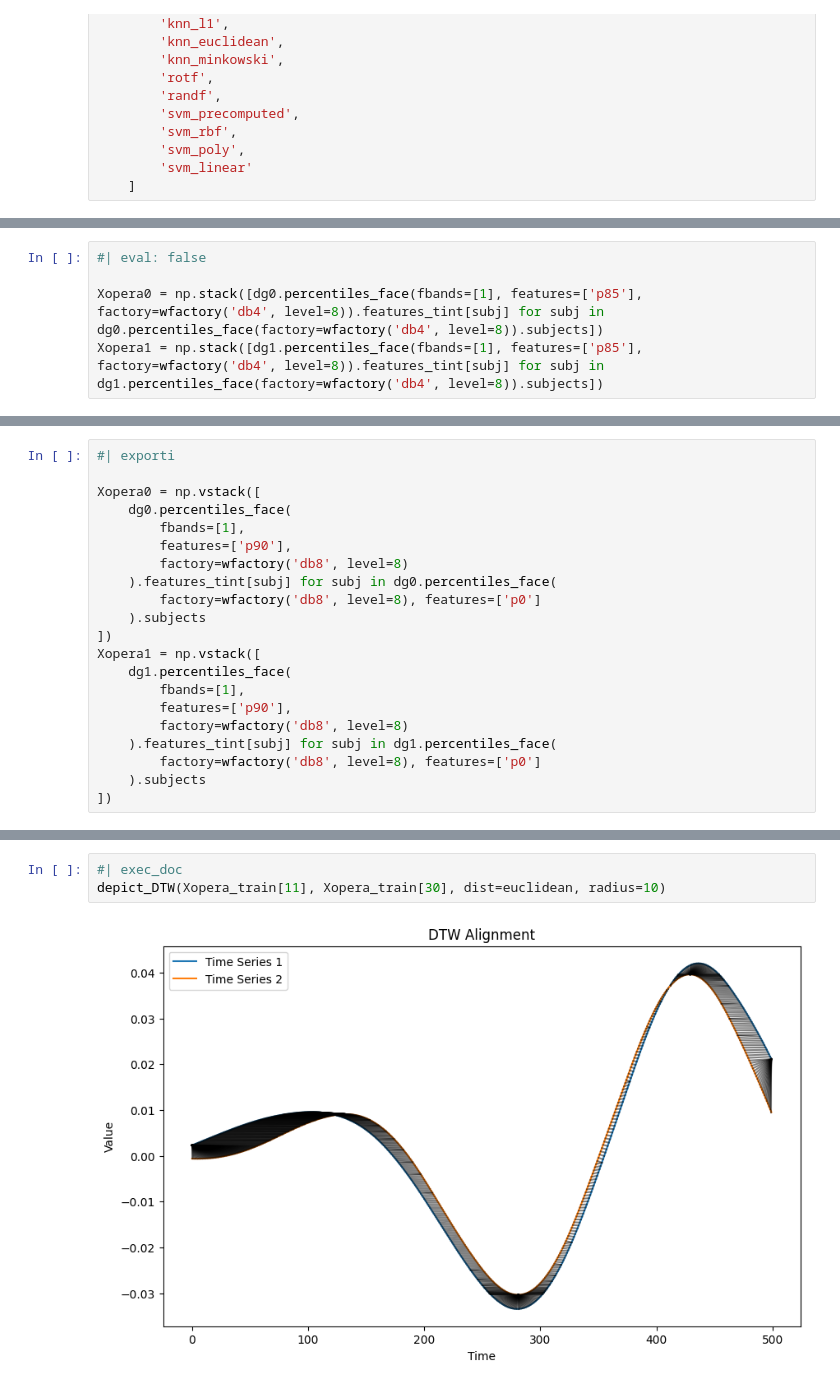
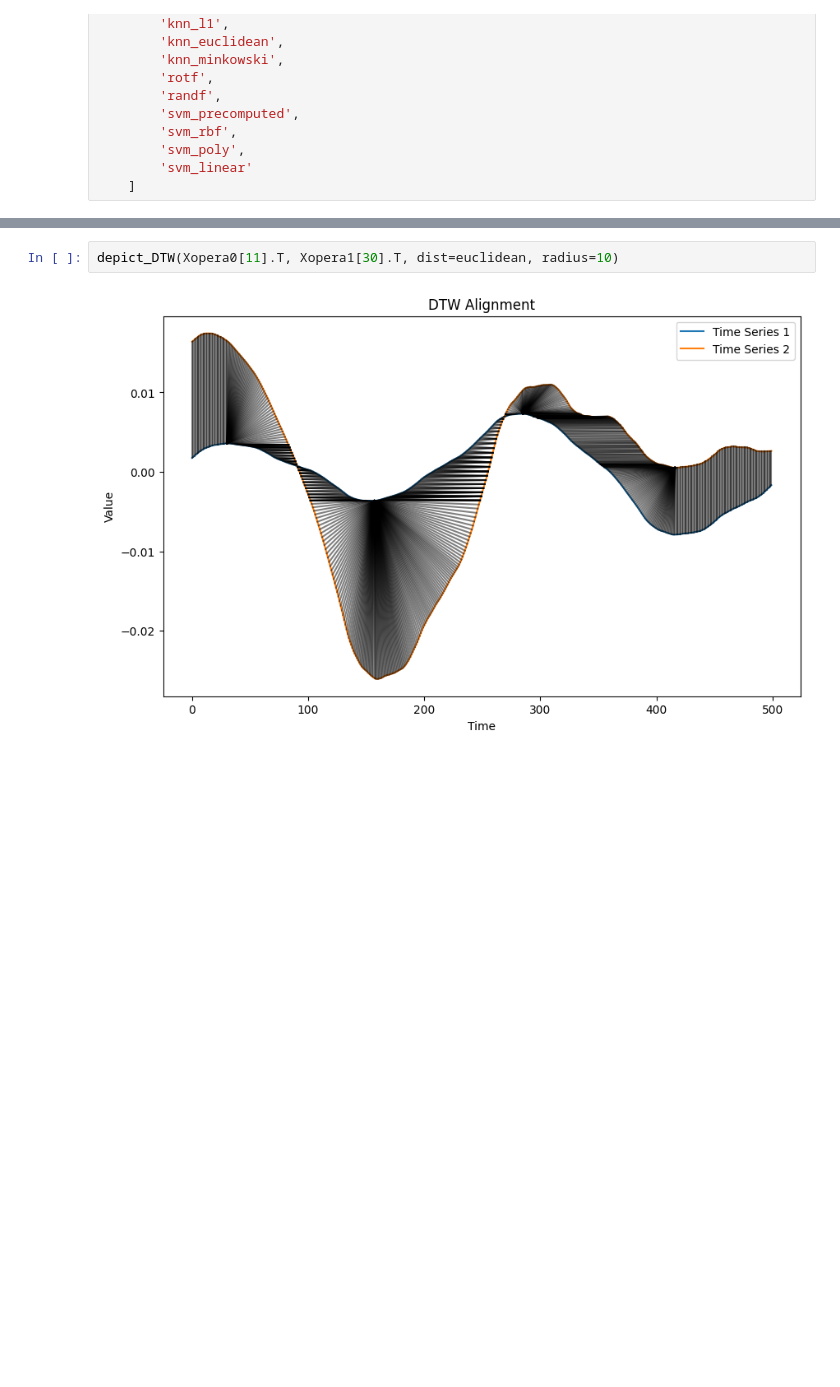
Before and after one commit to rdned/nbdev_fhemb, a Jupyter notebook: nbs/classify.ipynb, the cells around one changed output, grey strips where cells are left out. Drawn from its saved outputs; the diff is of its cells as text; blank space fills up the shorter version.

```diff
--- a/nbs/classify.ipynb
+++ b/nbs/classify.ipynb
@@ -248,5 +177,0 @@ dg1 = Piece(time_interval=(14700, 15200), title='Don Giovanni', subjs=[(40,76)])
-# %%
-#| eval: false
-
-Xopera0 = np.stack([dg0.percentiles_face(fbands=[1], features=['p85'], factory=wfactory('db4', level=8)).features_tint[subj] for subj in dg0.percentiles_face(factory=wfactory('db4', level=8)).subjects])
-Xopera1 = np.stack([dg1.percentiles_face(fbands=[1], features=['p85'], factory=wfactory('db4', level=8)).features_tint[subj] for subj in dg1.percentiles_face(factory=wfactory('db4', level=8)).subjects])
@@ -319,21 +216,0 @@ exc_tb=None
-# %%
-#| exporti
-
-Xopera0 = np.vstack([
-    dg0.percentiles_face(
-        fbands=[1],
-        features=['p90'],
-        factory=wfactory('db8', level=8)
-    ).features_tint[subj] for subj in dg0.percentiles_face(
-        factory=wfactory('db8', level=8), features=['p0']
-    ).subjects
-])
-Xopera1 = np.vstack([
-    dg1.percentiles_face(
-        fbands=[1],
-        features=['p90'],
-        factory=wfactory('db8', level=8)
-    ).features_tint[subj] for subj in dg1.percentiles_face(
-        factory=wfactory('db8', level=8), features=['p0']
-    ).subjects
-])
@@ -363,7 +223,6 @@ RAND_STATE = 5
 X, y = prepare_data(Xopera0, Xopera1)
 Xopera_train, Xopera_te, yopera_train, yopera_te = split_scale_data(X, y, test_size=0.3, random_state=RAND_STATE, normalize=False)
 # %%
-#| exec_doc
-depict_DTW(Xopera_train[11], Xopera_train[30], dist=euclidean, radius=10)
+depict_DTW(Xopera0[11].T, Xopera1[30].T, dist=euclidean, radius=10)
 # %% [output]
-[figure, old version]
+[figure, new version]
```
Also changed, not shown: parts of 26 cells of this notebook, 1 other file.
